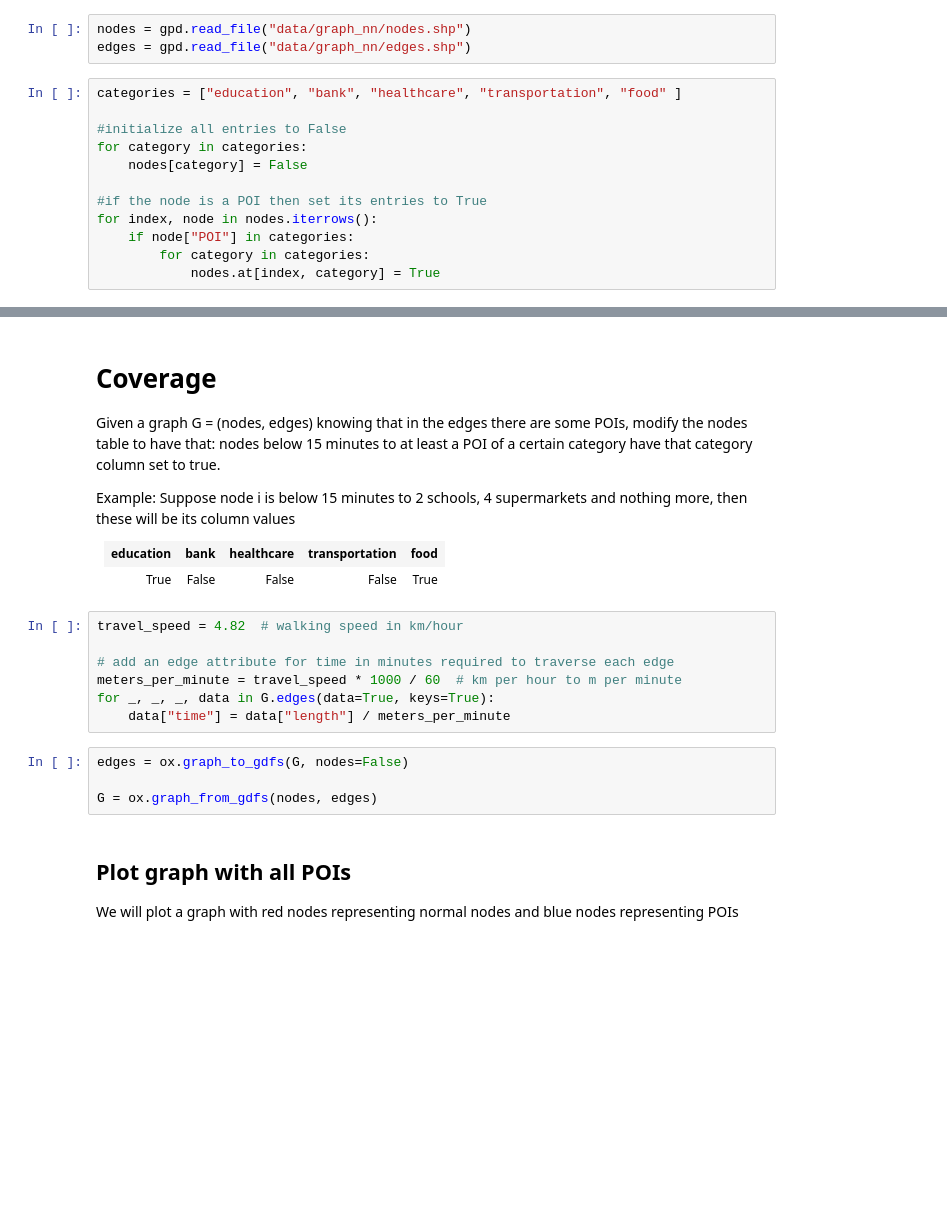
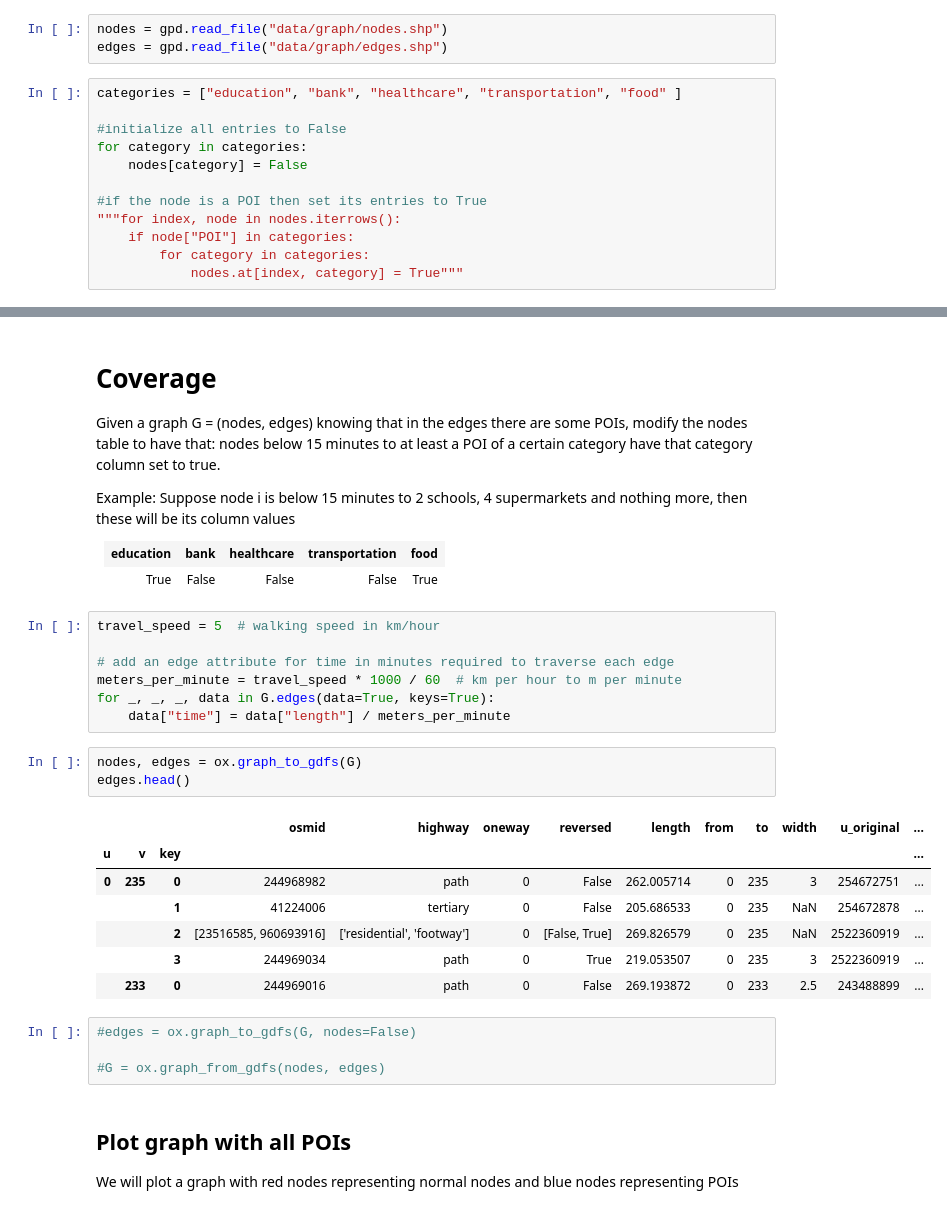
Before and after one commit to danielcharles0/LFN2324, a Jupyter notebook: Coverage.ipynb, the cells around one changed output, grey strips where cells are left out. Cells and saved outputs as stored; diff of their text form; blank space fills up the shorter version.

Commit message:
coverage now works, cleaned up data storage
TODO: fix transportation tag, right now includes only tram

```diff
--- a/Coverage.ipynb
+++ b/Coverage.ipynb
@@ -14,8 +13,8 @@ ox.__version__
 warnings.filterwarnings('ignore')
 pd.set_option('display.max_columns', None)
 # %%
-nodes = gpd.read_file("data/graph_nn/nodes.shp")
-edges = gpd.read_file("data/graph_nn/edges.shp")
+nodes = gpd.read_file("data/graph/nodes.shp")
+edges = gpd.read_file("data/graph/edges.shp")
 # %%
 categories = ["education", "bank", "healthcare", "transportation", "food" ]
 
@@ -24,7 +23,7 @@ for category in categories:
     nodes[category] = False
 
 #if the node is a POI then set its entries to True
-for index, node in nodes.iterrows():
+"""for index, node in nodes.iterrows():
     if node["POI"] in categories:
         for category in categories:
-            nodes.at[index, category] = True
+            nodes.at[index, category] = True"""
@@ -53,16 +54,27 @@ G = ox.utils_graph.graph_from_gdfs(nodes, edges)
     <td>True</td>
   </tr>
 # %%
-travel_speed = 4.82  # walking speed in km/hour
+travel_speed = 5  # walking speed in km/hour
 
 # add an edge attribute for time in minutes required to traverse each edge
 meters_per_minute = travel_speed * 1000 / 60  # km per hour to m per minute
 for _, _, _, data in G.edges(data=True, keys=True):
     data["time"] = data["length"] / meters_per_minute
+# %%
+nodes, edges = ox.graph_to_gdfs(G)
+edges.head()
+# %% [output]
+|  |  |  | osmid | highway | oneway | reversed | length | from | to | width | u_original | ... |
+| u | v | key |  |  |  |  |  |  |  |  |  | ... |
+| 0 | 235 | 0 | 244968982 | path | 0 | False | 262.005714 | 0 | 235 | 3 | 254672751 | ... |
+|  |  | 1 | 41224006 | tertiary | 0 | False | 205.686533 | 0 | 235 | NaN | 254672878 | ... |
+|  |  | 2 | [23516585, 960693916] | ['residential', 'footway'] | 0 | [False, True] | 269.826579 | 0 | 235 | NaN | 2522360919 | ... |
+|  |  | 3 | 244969034 | path | 0 | True | 219.053507 | 0 | 235 | 3 | 2522360919 | ... |
+|  | 233 | 0 | 244969016 | path | 0 | False | 269.193872 | 0 | 233 | 2.5 | 243488899 | ... |
 # %%
-edges = ox.graph_to_gdfs(G, nodes=False)
+#edges = ox.graph_to_gdfs(G, nodes=False)
 
-G = ox.graph_from_gdfs(nodes, edges)
+#G = ox.graph_from_gdfs(nodes, edges)
 # %% [markdown]
 <h2>Plot graph with all POIs</h2>
 <p>We will plot a graph with red nodes representing normal nodes and blue nodes representing POIs</p>
```
Also changed, not shown: parts of 4 cells of this notebook, 24 other files.
